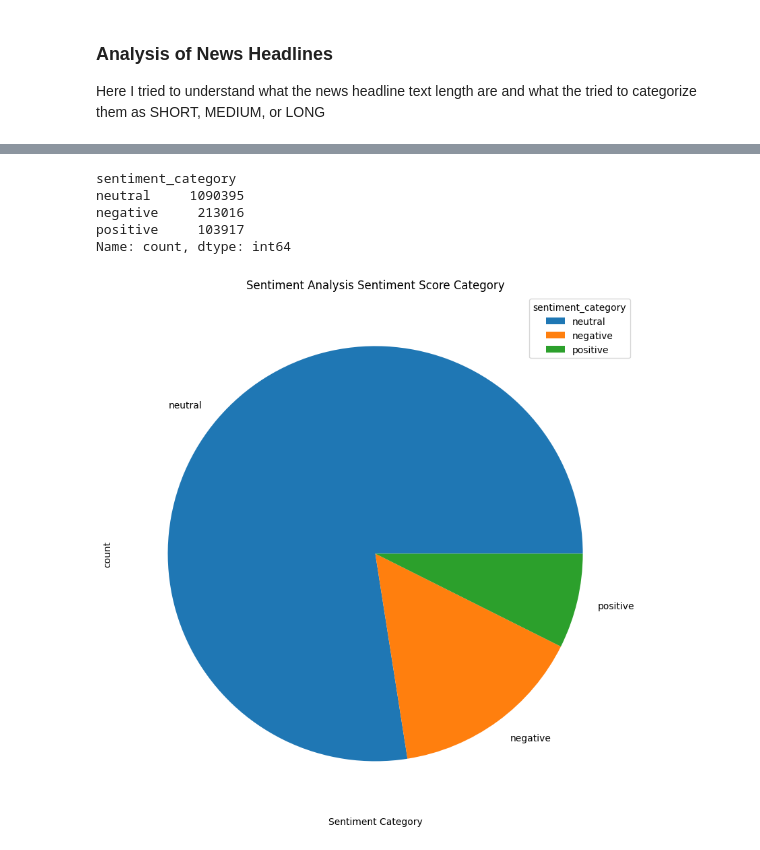
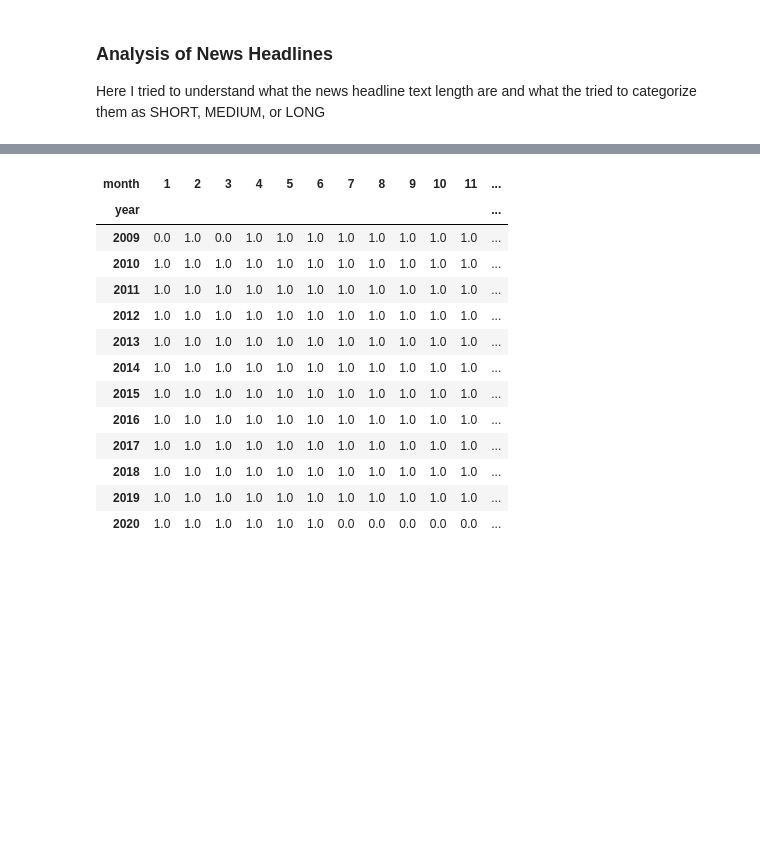
Before and after one commit to leuel-a/news-sentiment-stock-prediction, a Jupyter notebook: notebooks/stock_news_sentiment.ipynb, the cells around one changed output, grey strips where cells are left out. Saved outputs shown, nothing was run; the diff lists cells and outputs as text; code cells hidden in the pictures; blank space fills up the shorter version.

```diff
--- a/notebooks/stock_news_sentiment.ipynb
+++ b/notebooks/stock_news_sentiment.ipynb
@@ -203,0 +252,10 @@ news_count_per_day
+# %%
+df["date_only"] = pd.to_datetime(df["date_only"])
+df["year"] = df["date_only"].dt.year
+df["month"] = df["date_only"].dt.month
+df["day"] = df["date_only"].dt.day
+
+daily_news_count = df.groupby(["year", "month", "day"]).size().reset_index(name="total_news")
+
+daily_news_count = daily_news_count.pivot_table(index=["year", "month"], columns="day", values="total_news", fill_value=0).reset_index()
+daily_news_count.head(200)
@@ -204,4 +276,3 @@ news_count_per_day
 # %%
-news_count_per_month = news_count_per_day.groupby(["month", "year"]).size().reset_index()
-news_count_per_month.columns = ["month", "year", "news_count"]
-news_count_per_month
+monthly_news_count = daily_news_count.groupby(["month", "year"]).size().reset_index()
+monthly_news_count.columns = ["month", "year", "news_count"]
@@ -331,24 +279,18 @@ sentiment_df.head()
-# %%
-category_counts = sentiment_df["sentiment_category"].value_counts()
-category_counts
-# %% [output]
-sentiment_category
-neutral     1090395
-negative     213016
-positive     103917
-Name: count, dtype: int64
-# %%
-plt.figure(figsize=(20, 10))
-plt.title("Sentiment Analysis Sentiment Score Category")
-
-plt.xlabel("Sentiment Category")
-plt.ylabel("Sentiment Category Count")
-
-category_counts.plot(kind='pie')
-
-plt.legend(title='sentiment_category')
-plt.savefig('./images/Sentiment_Score_Category_Pie_Chart.png', format='png')
-
-plt.show()
-# %% [output]
-[figure, removed]
+# %%
+monthly_news_count = monthly_news_count.pivot_table(index="year", columns="month", values="news_count", fill_value=0)
+monthly_news_count.head(200)
+# %% [output]
+| month | 1 | 2 | 3 | 4 | 5 | 6 | 7 | 8 | 9 | 10 | 11 | ... |
+| year |  |  |  |  |  |  |  |  |  |  |  | ... |
+| 2009 | 0.0 | 1.0 | 0.0 | 1.0 | 1.0 | 1.0 | 1.0 | 1.0 | 1.0 | 1.0 | 1.0 | ... |
+| 2010 | 1.0 | 1.0 | 1.0 | 1.0 | 1.0 | 1.0 | 1.0 | 1.0 | 1.0 | 1.0 | 1.0 | ... |
+| 2011 | 1.0 | 1.0 | 1.0 | 1.0 | 1.0 | 1.0 | 1.0 | 1.0 | 1.0 | 1.0 | 1.0 | ... |
+| 2012 | 1.0 | 1.0 | 1.0 | 1.0 | 1.0 | 1.0 | 1.0 | 1.0 | 1.0 | 1.0 | 1.0 | ... |
+| 2013 | 1.0 | 1.0 | 1.0 | 1.0 | 1.0 | 1.0 | 1.0 | 1.0 | 1.0 | 1.0 | 1.0 | ... |
+| 2014 | 1.0 | 1.0 | 1.0 | 1.0 | 1.0 | 1.0 | 1.0 | 1.0 | 1.0 | 1.0 | 1.0 | ... |
+| 2015 | 1.0 | 1.0 | 1.0 | 1.0 | 1.0 | 1.0 | 1.0 | 1.0 | 1.0 | 1.0 | 1.0 | ... |
+| 2016 | 1.0 | 1.0 | 1.0 | 1.0 | 1.0 | 1.0 | 1.0 | 1.0 | 1.0 | 1.0 | 1.0 | ... |
+| 2017 | 1.0 | 1.0 | 1.0 | 1.0 | 1.0 | 1.0 | 1.0 | 1.0 | 1.0 | 1.0 | 1.0 | ... |
+| 2018 | 1.0 | 1.0 | 1.0 | 1.0 | 1.0 | 1.0 | 1.0 | 1.0 | 1.0 | 1.0 | 1.0 | ... |
+| 2019 | 1.0 | 1.0 | 1.0 | 1.0 | 1.0 | 1.0 | 1.0 | 1.0 | 1.0 | 1.0 | 1.0 | ... |
+| 2020 | 1.0 | 1.0 | 1.0 | 1.0 | 1.0 | 1.0 | 0.0 | 0.0 | 0.0 | 0.0 | 0.0 | ... |
```
Also changed, not shown: parts of 25 cells of this notebook, 1 other file.
